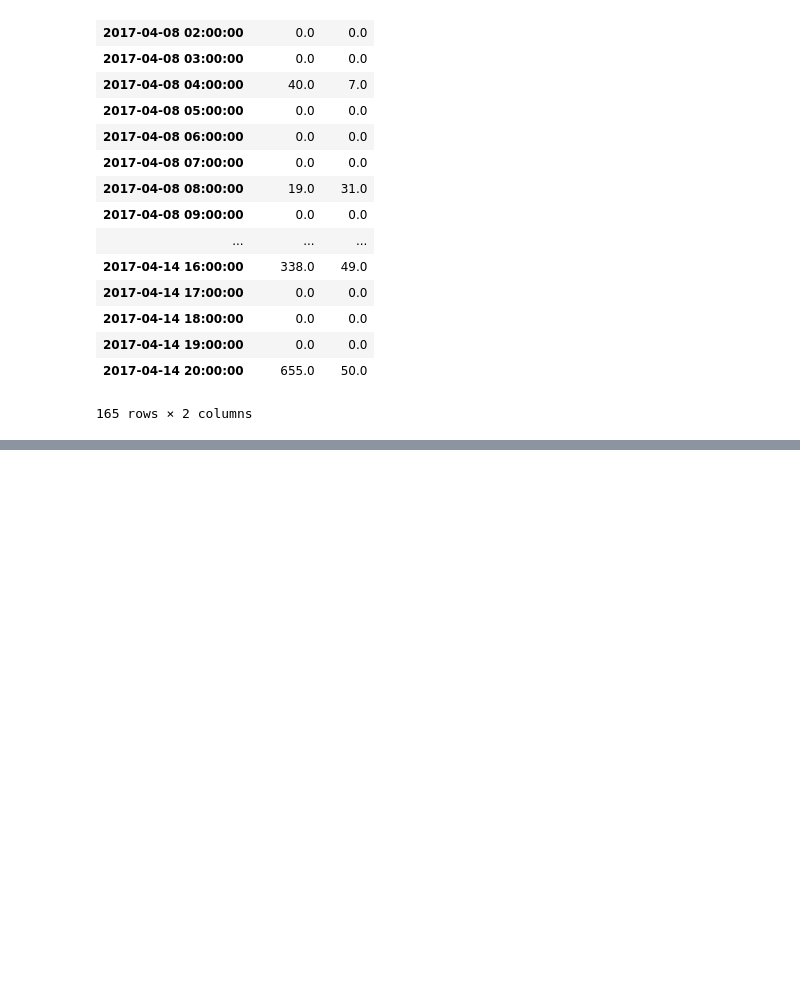
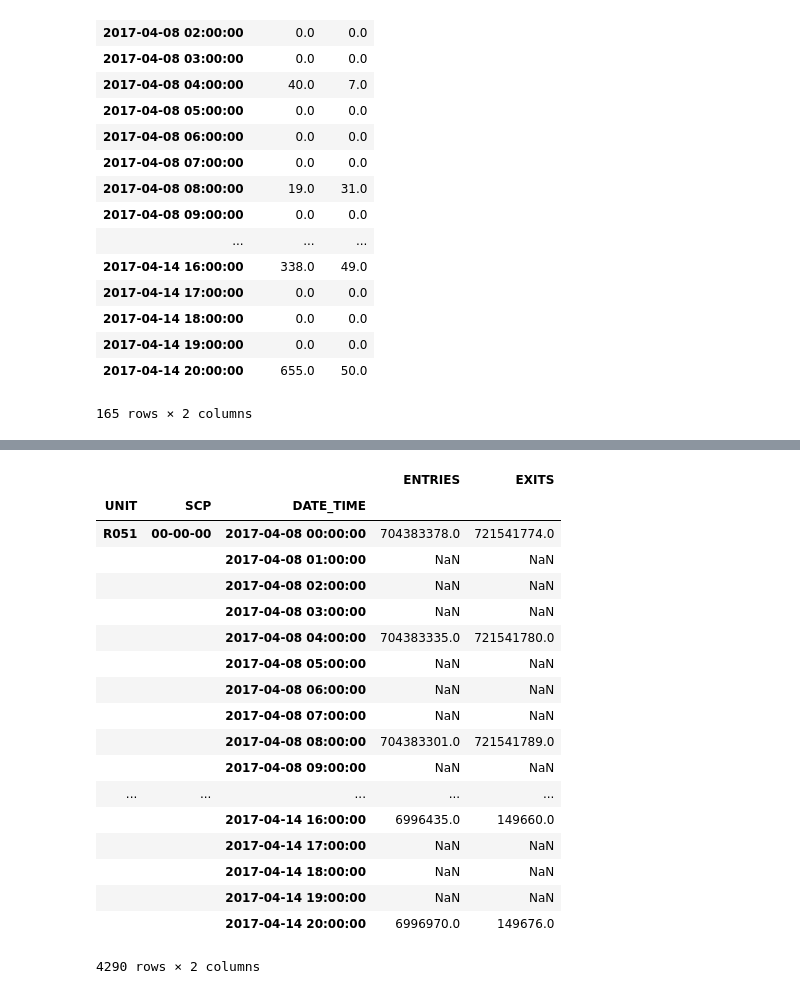
Before and after one commit to joseph-r-hamilton/Project_Benson, a Jupyter notebook: Exploration/Project Benson - Exploration 01.ipynb, the cells around one changed output, grey strips where cells are left out. Saved outputs shown, nothing was run; the diff lists cells and outputs as text; code cells hidden in the pictures; blank space fills up the shorter version.

```diff
--- a/Exploration/Project Benson - Exploration 01.ipynb
+++ b/Exploration/Project Benson - Exploration 01.ipynb
@@ -337,0 +352,4 @@ widget2.resample('1H').mean().fillna(method='ffill').diff(1)
+# %%
+x2 = df2.query("UNIT=='R051'").copy()
+x2.set_index(['UNIT','SCP','DATE_TIME'],inplace=True)
+x2.head()
@@ -337,0 +364,29 @@ widget2.resample('1H').mean().fillna(method='ffill').diff(1)
+# %%
+
+def resampler(x):
+    return x.set_index('DATE_TIME').resample('1H').mean()
+
+(x2.reset_index(level=2)
+ .groupby(level=[0,1])
+ .apply(resampler)
+)
+# %% [output]
+|  |  |  | ENTRIES | EXITS |
+| UNIT | SCP | DATE_TIME |  |  |
+| R051 | 00-00-00 | 2017-04-08 00:00:00 | 704383378.0 | 721541774.0 |
+|  |  | 2017-04-08 01:00:00 | NaN | NaN |
+|  |  | 2017-04-08 02:00:00 | NaN | NaN |
+|  |  | 2017-04-08 03:00:00 | NaN | NaN |
+|  |  | 2017-04-08 04:00:00 | 704383335.0 | 721541780.0 |
+|  |  | 2017-04-08 05:00:00 | NaN | NaN |
+|  |  | 2017-04-08 06:00:00 | NaN | NaN |
+|  |  | 2017-04-08 07:00:00 | NaN | NaN |
+|  |  | 2017-04-08 08:00:00 | 704383301.0 | 721541789.0 |
+|  |  | 2017-04-08 09:00:00 | NaN | NaN |
+| ... | ... | ... | ... | ... |
+|  |  | 2017-04-14 16:00:00 | 6996435.0 | 149660.0 |
+|  |  | 2017-04-14 17:00:00 | NaN | NaN |
+|  |  | 2017-04-14 18:00:00 | NaN | NaN |
+|  |  | 2017-04-14 19:00:00 | NaN | NaN |
+|  |  | 2017-04-14 20:00:00 | 6996970.0 | 149676.0 |
+4290 rows × 2 columns
```
Also changed, not shown: parts of 3 cells of this notebook.
